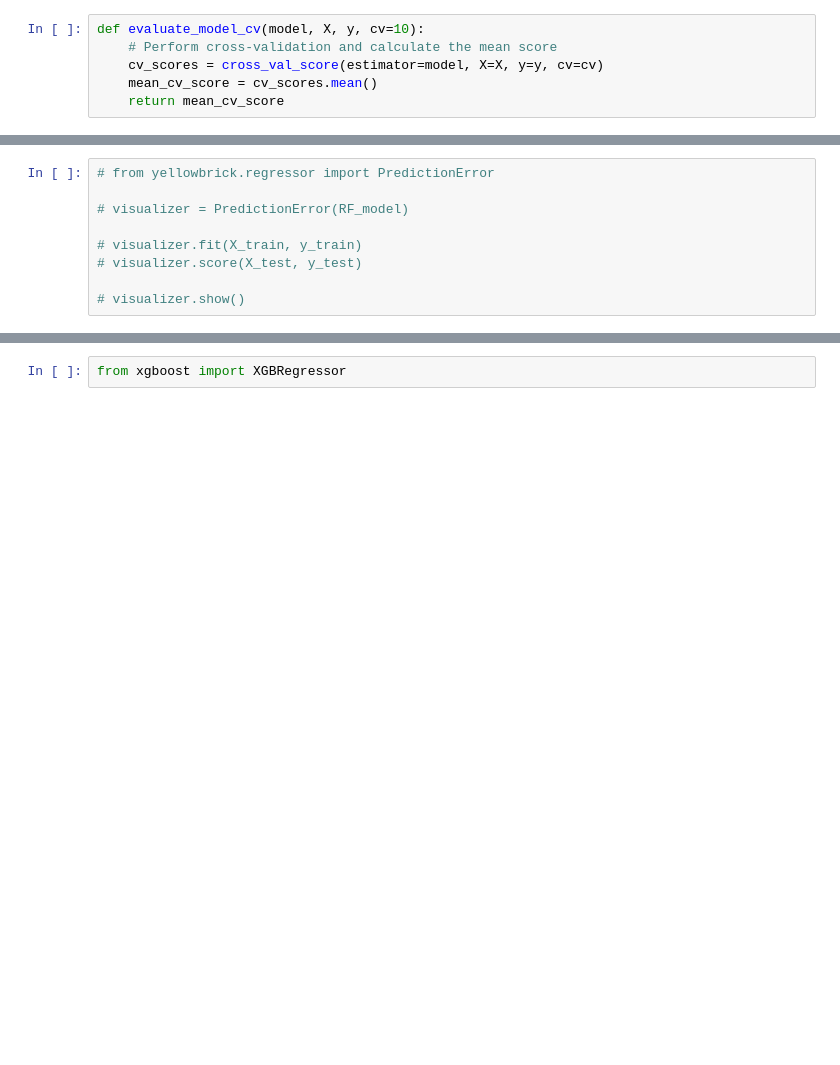
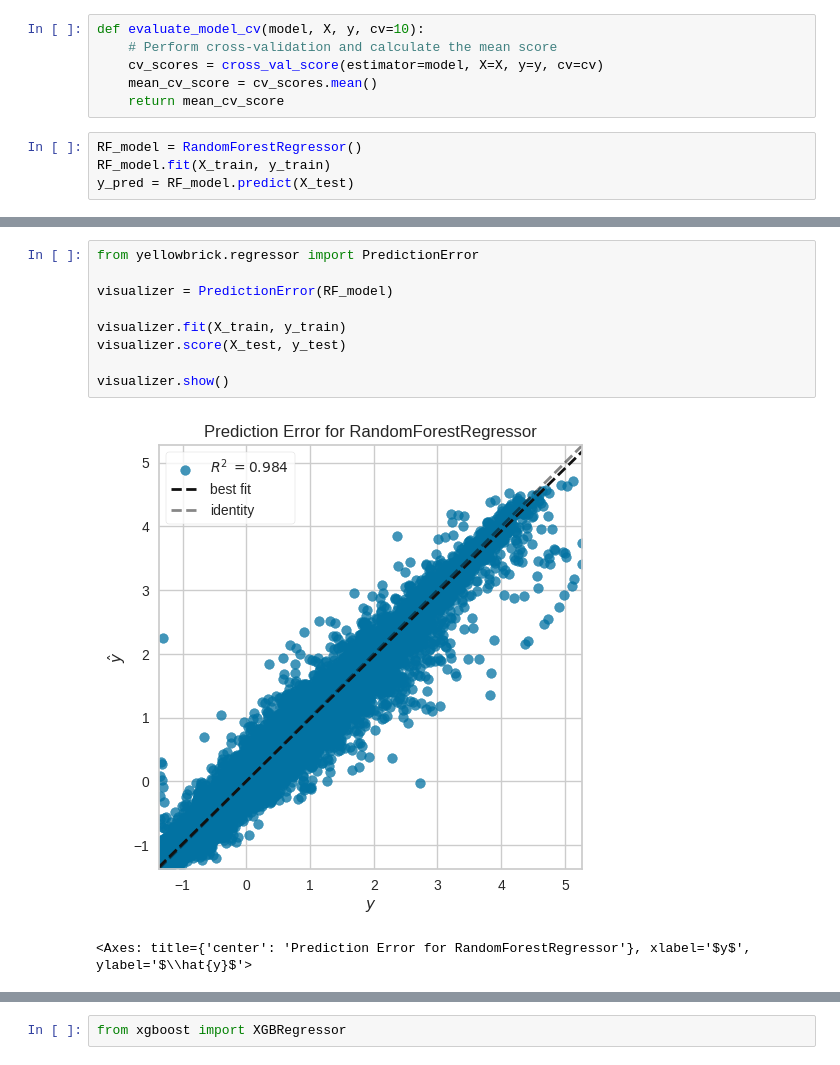
Before and after one commit to SriRamK345/Retail_Sales_Forecast, a Jupyter notebook: ML.ipynb, the cells around one changed output, grey strips where cells are left out. Cells and saved outputs as stored; diff of their text form; blank space fills up the shorter version.

```diff
--- a/ML.ipynb
+++ b/ML.ipynb
@@ -132,4 +128,8 @@ def evaluate_model_cv(model, X, y, cv=10):
     cv_scores = cross_val_score(estimator=model, X=X, y=y, cv=cv)
     mean_cv_score = cv_scores.mean()
     return mean_cv_score
+# %%
+RF_model = RandomForestRegressor()
+RF_model.fit(X_train, y_train)
+y_pred = RF_model.predict(X_test)
 # %%
@@ -142,10 +159,13 @@ def evaluate_model_cv(model, X, y, cv=10):
 # %%
-# from yellowbrick.regressor import PredictionError
+from yellowbrick.regressor import PredictionError
 
-# visualizer = PredictionError(RF_model)
+visualizer = PredictionError(RF_model)
 
-# visualizer.fit(X_train, y_train)
-# visualizer.score(X_test, y_test)
+visualizer.fit(X_train, y_train)
+visualizer.score(X_test, y_test)
 
-# visualizer.show()
+visualizer.show()
+# %% [output]
+[figure, added]
+<Axes: title={'center': 'Prediction Error for RandomForestRegressor'}, xlabel='$y$', ylabel='$\\hat{y}$'>
 # %%
```
Also changed, not shown: parts of 16 cells of this notebook.
